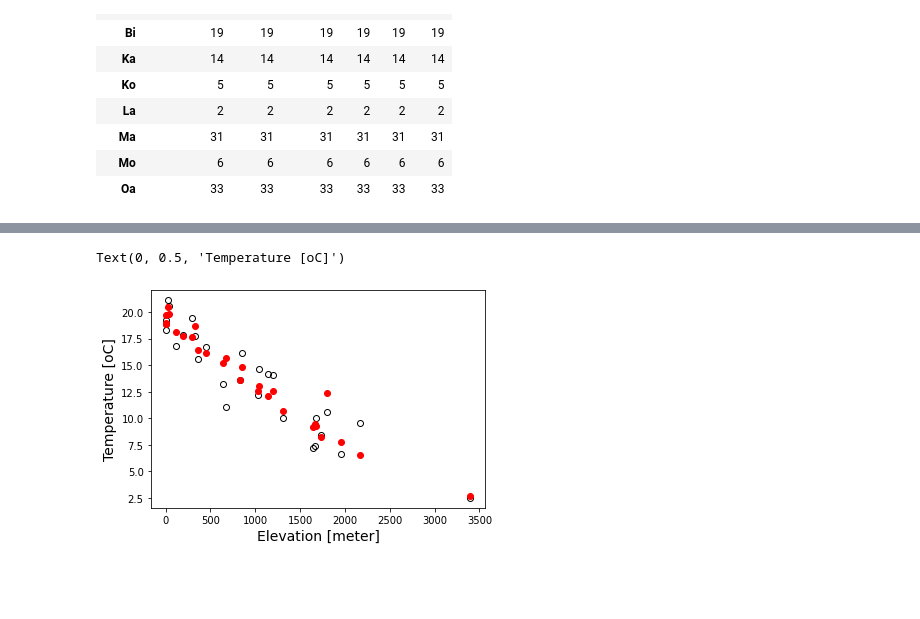
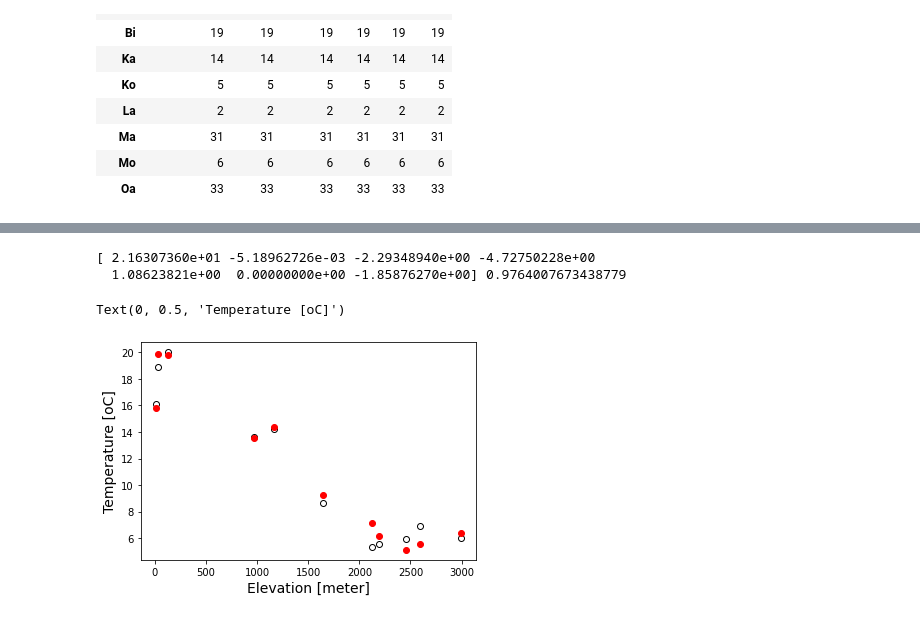
Before and after one commit to ekourkchi/WildFire, a Jupyter notebook: Exploration.ipynb, the cells around one changed output, grey strips where cells are left out. Cells and saved outputs as stored; diff of their text form; code cells hidden in the pictures; blank space fills up the shorter version.

```diff
--- a/Exploration.ipynb
+++ b/Exploration.ipynb
@@ -84,8 +84,8 @@ df2.groupby("Island").count()
 | Mo | 6 | 6 | 6 | 6 | 6 | 6 |
 | Oa | 33 | 33 | 33 | 33 | 33 | 33 |
 # %%
-df2 = df2[(df2.Island=='BI')|(df2.Island=='Bi')]
-# df2 = df2[(df2.Island=='Ma')]
+# df2 = df2[(df2.Island=='BI')|(df2.Island=='Bi')]
+df2 = df2[(df2.Island=='Ma')]
 print(len(df2))
 
 df2.head()
@@ -193,6 +193,6 @@ df_station.head()
 5 rows × 9134 columns
 # %%
-Date = pd.to_datetime("2014-02-01")
+Date = pd.to_datetime("2005-10-15")
 
 data = df_station[["LON", "LAT", "Elev.", Date]].dropna()
 
@@ -286,0 +388,10 @@ print(pos)
+# %%
+output.sort(key= lambda x: x[0], reverse=True)
+
+theta = output[0][1]
+R2 = output[0][0]
+
+print(theta, R2)
+# %% [output]
+[ 2.16307360e+01 -5.18962726e-03 -2.29348940e+00 -4.72750228e+00
+  1.08623821e+00  0.00000000e+00 -1.85876270e+00] 0.9764007673438779
@@ -287,57 +415,34 @@ print(pos)
 # %%
 plt.plot(df3.iloc[2].values, df1.loc[Date].values, 'ko', mfc='none')
 
-theta = pos.x
 loo = LeaveOneOut()
+
+X_ = X[indx]
+y_ = y[indx]
 
 u = []
 v = []
 
-for train_index, test_index in loo.split(X):
-    X_train, X_test = X[train_index], X[test_index]
-    y_train, y_test = y[train_index], y[test_index]
+for train_index, test_index in loo.split(X_):
+    X_train, X_test = X_[train_index], X_[test_index]
+    y_train, y_test = y_[train_index], y_[test_index]
 
 
-    N = X_train.shape[0]
-    zp = theta[0]
-    slope = theta[1]
-    l = np.exp(theta[2])
-    sigma = np.exp(theta[3])
-    s2 = theta[4]
+    model_out = esnModel(theta, X_train, X_test, y_train, y_test)
 
-    y_model = slope*X_train[:,2]+zp
-    ind, = np.where(X_train[:,2]>2150)
-    y_model[ind] += s2*(X_train[:,2][ind]-2150)
-
-    kernel = sigma * kernels.ExpSquaredKernel([l,l], ndim=2)
-    gp = george.GP(kernel)
-    gp.compute(X_train[:,:2], np.exp(theta[5]))
-
-    y_res_test, _ = gp.predict(y_train-y_model, X_test[:,:2], return_var=True)
-
-
-    y_model_test = slope*X_test[:,2]+zp
-    ind, = np.where(X_test[:,2]>2150)
-    y_model_test[ind] += s2*(X_test[:,2][ind]-2150)
-
-
-    plt.plot(X_test[:,2], y_res_test+y_model_test , 'ro')
-
-#     u.append(y_res_test[0])
-#     v.append(y_test[0]-y_model_test[0])
-
-    u.append(y_res_test[0]+y_model_test[0])
+    plt.plot(X_test[:,2], model_out, 'ro')
+    u.append(model_out[0])
     v.append(y_test[0])
 
 
 u = np.asarray(u)
 v = np.asarray(v)
 
 plt.xlabel("Elevation [meter]", fontsize=14)
 plt.ylabel("Temperature [oC]", fontsize=14)
 # %% [output]
 Text(0, 0.5, 'Temperature [oC]')
-[figure, old version]
+[figure, new version]
 # %%
 plt.plot(v, u, 'ko')
 
```
Also changed, not shown: parts of 14 cells of this notebook, 1 other file.
